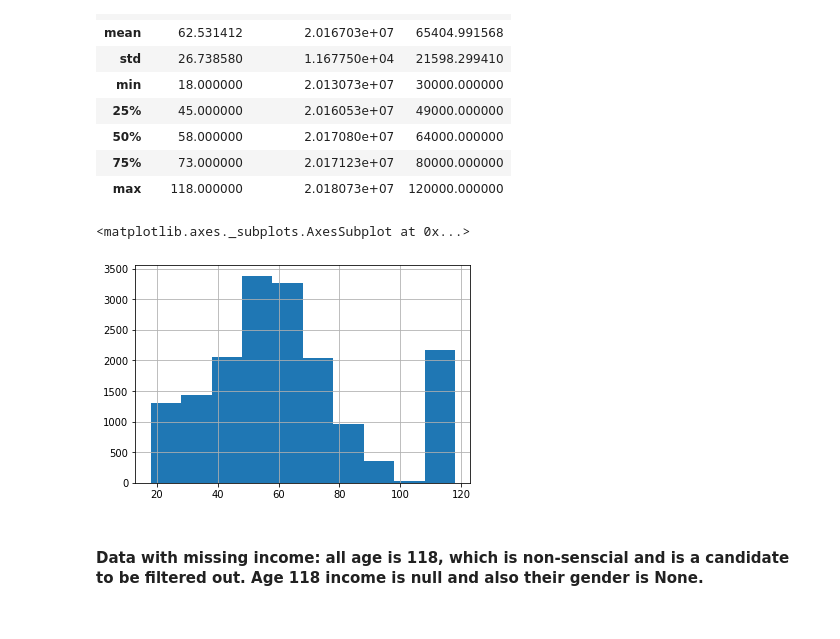
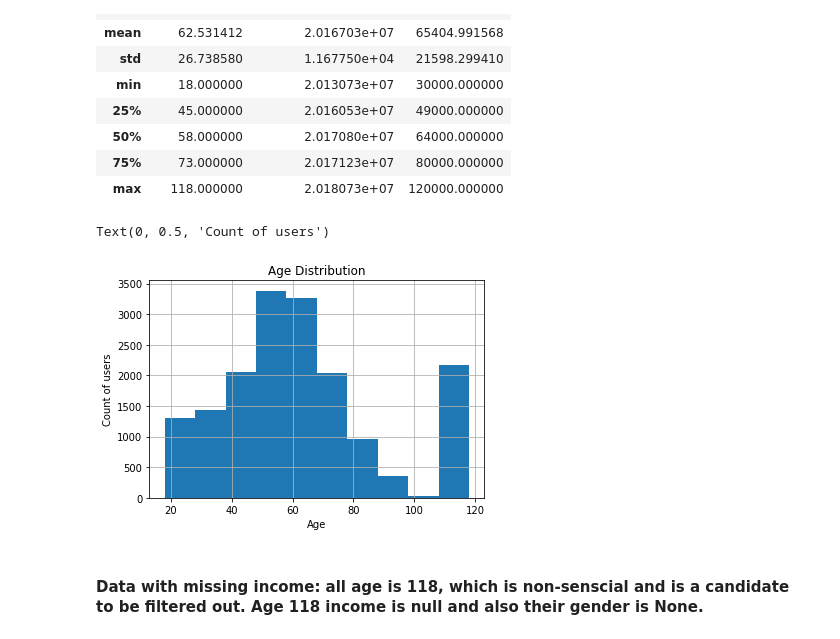
Before and after one commit to saidamir/Offer_customer_segment, a Jupyter notebook: Starbucks_Capstone_notebook_042920.ipynb, the cells around one changed output. Drawn from its saved outputs; the diff is of its cells as text; code cells hidden in the pictures.

```diff
--- a/Starbucks_Capstone_notebook_042920.ipynb
+++ b/Starbucks_Capstone_notebook_042920.ipynb
@@ -199,9 +199,12 @@ profile['became_member_on']=pd.to_datetime(profile['became_member_on'], format='
 # %%
 # Large chunk of data is clearly incorrect, as the age close to 100 and over it. Need to replace it with the average
 profile['age'].hist()
+plt.title('Age Distribution')
+plt.xlabel('Age')
+plt.ylabel('Count of users')
 # %% [output]
-<matplotlib.axes._subplots.AxesSubplot at 0x...>
+Text(0, 0.5, 'Count of users')
-[figure, old version]
+[figure, new version]
 # %% [markdown]
 #### Data with missing income: all age is 118, which is non-senscial and is a candidate to be filtered out. Age 118 income is null and also their gender is None.
 # %%
```
Also changed, not shown: parts of 7 cells of this notebook.
